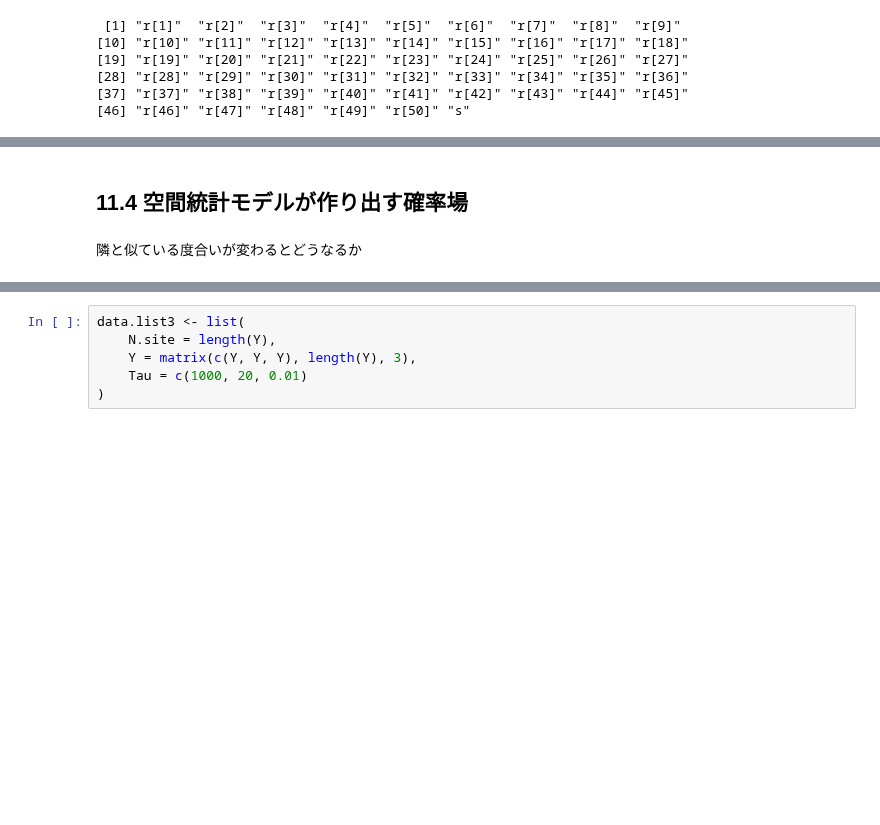
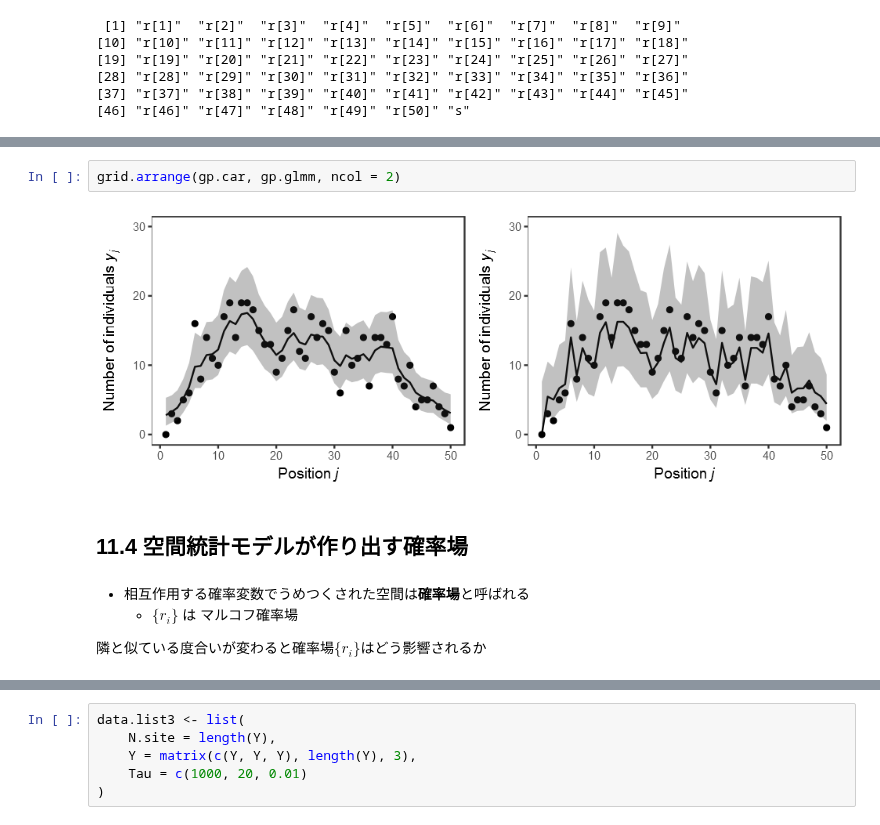
Before and after one commit to whatalnk/stat-model-intro, a Jupyter notebook: Chap11.ipynb, the cells around one changed output, grey strips where cells are left out. Saved outputs shown, nothing was run; the diff lists cells and outputs as text; blank space fills up the shorter version.

```diff
--- a/Chap11.ipynb
+++ b/Chap11.ipynb
@@ -390,4 +485,11 @@ data_frame(site = seq_along(Y),
+# %%
+grid.arrange(gp.car, gp.glmm, ncol = 2)
+# %% [output]
+[figure, added]
 # %% [markdown]
 ## 11.4 空間統計モデルが作り出す確率場
-# %% [markdown]
-隣と似ている度合いが変わるとどうなるか
+# %% [markdown]
+* 相互作用する確率変数でうめつくされた空間は**確率場**と呼ばれる
+    * $\{r_i\}$ は マルコフ確率場
+
+隣と似ている度合いが変わると確率場$\{r_i\}$はどう影響されるか
```
Also changed, not shown: parts of 54 cells of this notebook, 14 other files.
